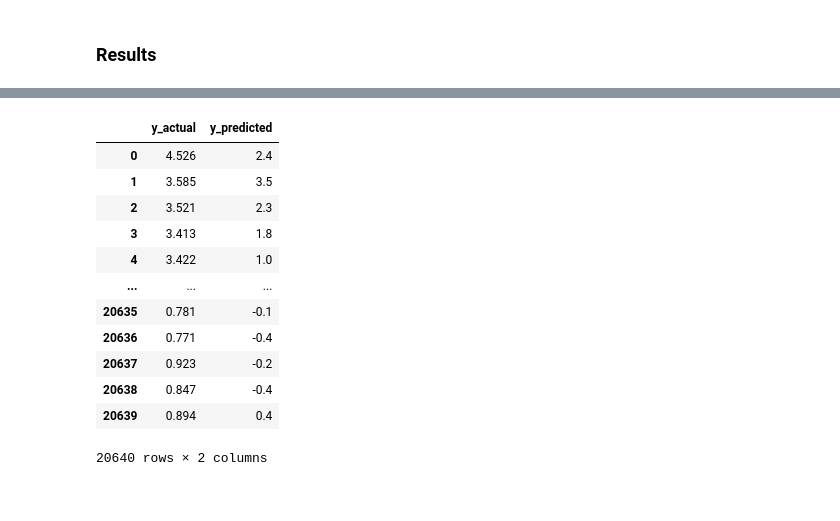
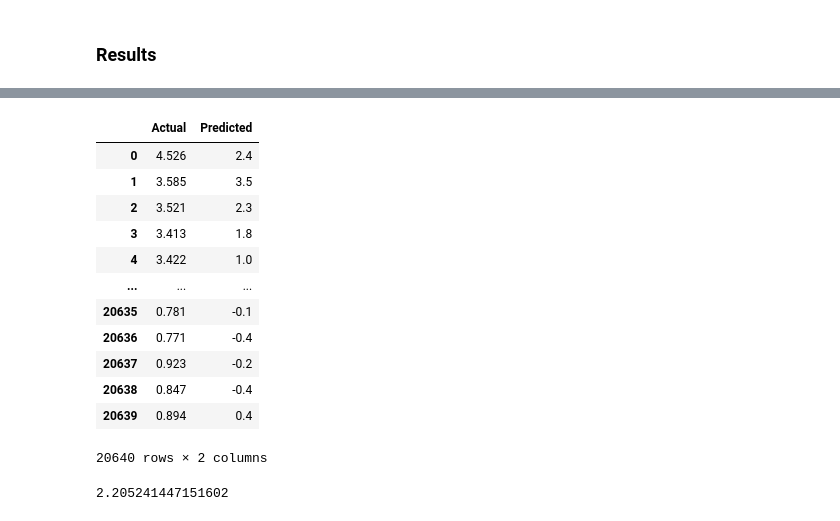
Before and after one commit to luddosaurus/Machine-Learning, a Jupyter notebook: algorithms/multi_linear_gradient_descent.ipynb, the cells around one changed output, grey strips where cells are left out. Drawn from its saved outputs; the diff is of its cells as text; code cells hidden in the pictures.

```diff
--- a/algorithms/multi_linear_gradient_descent.ipynb
+++ b/algorithms/multi_linear_gradient_descent.ipynb
@@ -137,7 +138,7 @@ def gradient_descent(x, y, epochs = 1000):
 
     return weights,bias
 # %%
-weights, bias = gradient_descent(Xs, Y, epochs=1000)
+weights, bias = gradient_descent(Xs, Y, epochs=2000)
 # %% [output]
 Epoch :  0
 Epoch :  100
@@ -172,12 +183,12 @@ dtype: float64
 # %%
 y_pred = predict(weights, bias, Xs, len(Xs))
 # %%
-predicted=pd.DataFrame()
-predicted["y_actual"]=Y
-predicted["y_predicted"]=np.round(y_pred,1)
+predicted = pd.DataFrame()
+predicted["Actual"] = Y
+predicted["Predicted"] = np.round(y_pred,1)
 predicted
 # %% [output]
-|  | y_actual | y_predicted |
+|  | Actual | Predicted |
 | 0 | 4.526 | 2.4 |
 | 1 | 3.585 | 3.5 |
 | 2 | 3.521 | 2.3 |
@@ -190,6 +201,14 @@ predicted
 | 20638 | 0.847 | -0.4 |
 | 20639 | 0.894 | 0.4 |
 20640 rows × 2 columns
+# %%
+#define a mse to calculate the error
+def mean_squared_error(y_true, y_pred):
+    return np.mean((y_true - y_pred) ** 2)
+
+mean_squared_error(Y, y_pred)
+# %% [output]
+2.205241447151602
 # %%
 plt.plot(y_pred, Y, marker='*', ls='None')
 plt.xlabel("predicted")
```
Also changed, not shown: parts of 4 cells of this notebook.
